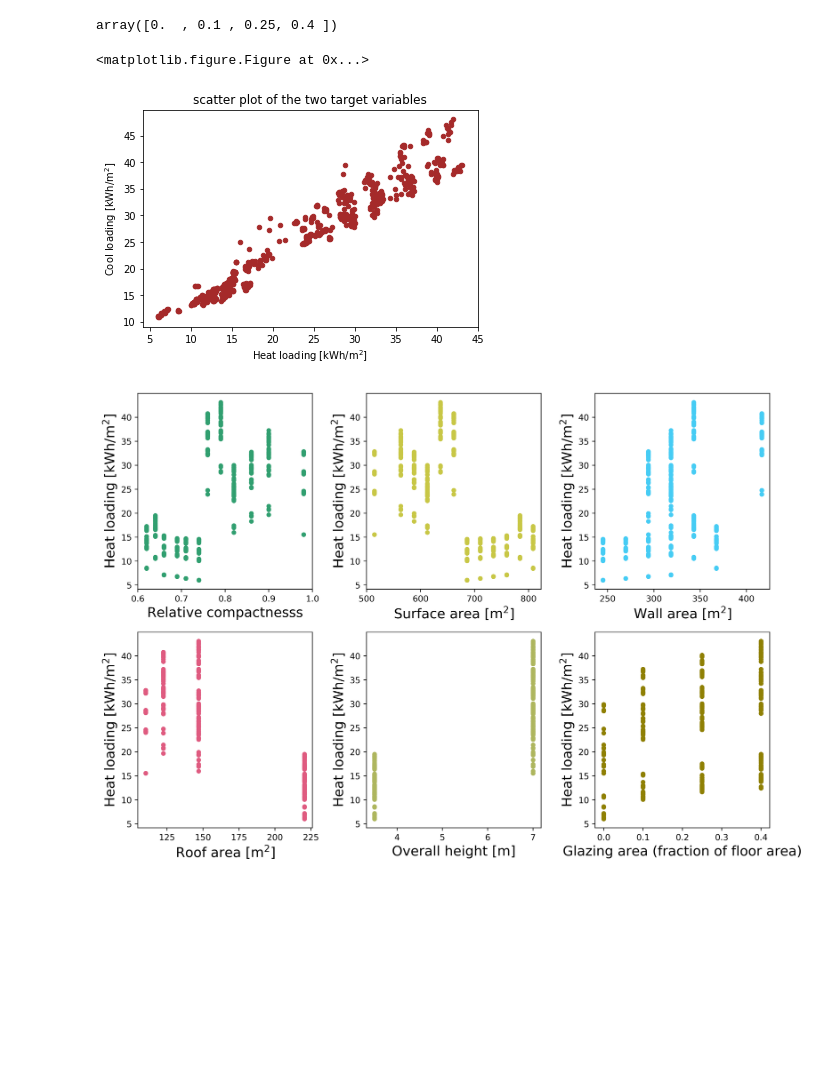
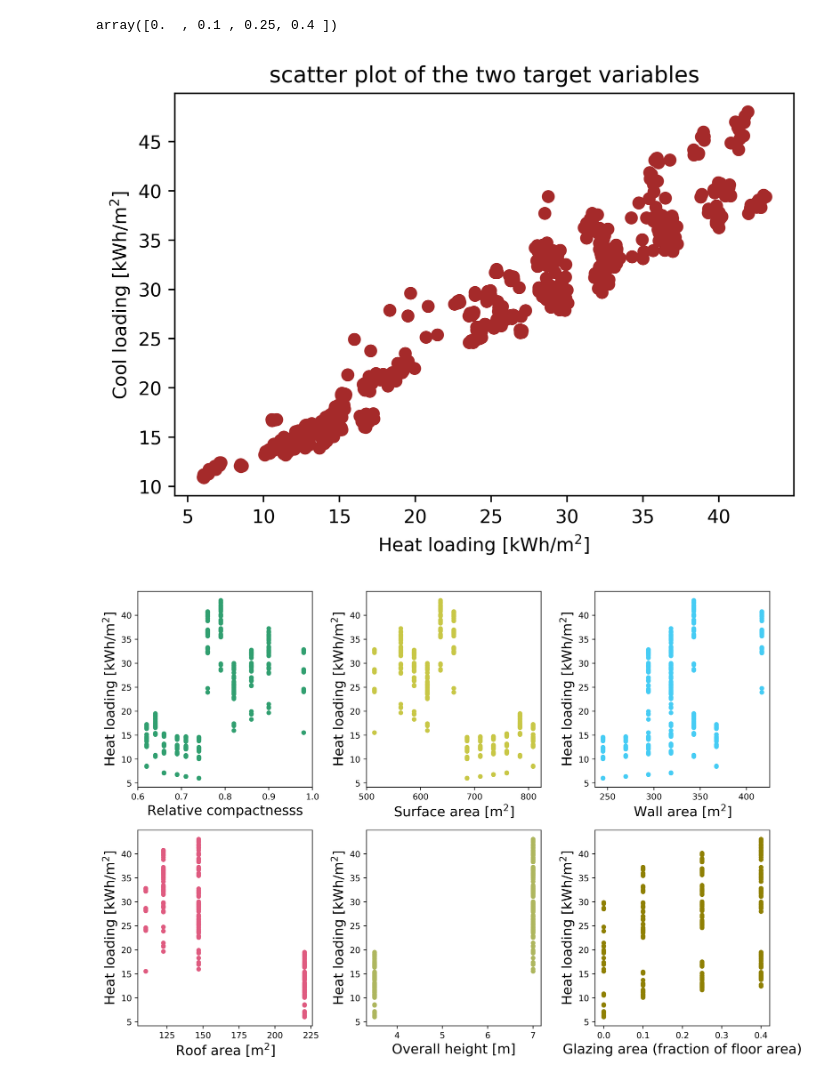
Before and after one commit to cengc13/DATA1030_final_project, a Jupyter notebook: src/features/EDA_for_regression.ipynb, the cells around one changed output. Saved outputs shown, nothing was run; the diff lists cells and outputs as text; code cells hidden in the pictures; blank space fills up the shorter version.

```diff
--- a/src/features/EDA_for_regression.ipynb
+++ b/src/features/EDA_for_regression.ipynb
@@ -4,8 +4,8 @@ import numpy as np
 from matplotlib import pyplot as plt
 %matplotlib inline
 # %%
-file = "../data/raw/ENB2012_data.csv"
-file_regress = "../data/processed/regression.csv"
+file = "../../data/raw/ENB2012_data.csv"
+file_regress = "../../data/processed/regression.csv"
 # file_classification = "../data/processed/classification.csv"
 df =  pd.read_csv(file)
 df_regress =  pd.read_csv(file_regress)
@@ -69,15 +69,14 @@ df.X7.unique()
 # %% [output]
 array([0.  , 0.1 , 0.25, 0.4 ])
 # %%
-plt.figure(dpi=500)
-df.plot.scatter('Y1', 'Y2', color='brown')
+plt.figure( dpi=500)
+plt.scatter(df['Y1'], df['Y2'], color='brown')
 plt.xlabel(r"Heat loading [$\rm{kWh/m^2}$] ")
 plt.ylabel(r"Cool loading [$\rm{kWh/m^2}$] ")
 plt.title("scatter plot of the two target variables")
-plt.savefig("../figures/Y2_vs_Y1.png")
+plt.savefig("../../figures/Y2_vs_Y1.png")
 # %% [output]
-<matplotlib.figure.Figure at 0x...>
-[figure, old version]
+[figure, new version]
 # %%
 # 5 continuous features: scatter plots
 plt.figure(figsize=(12,8),dpi=500)
```
Also changed, not shown: parts of 4 cells of this notebook, 5 other files.
